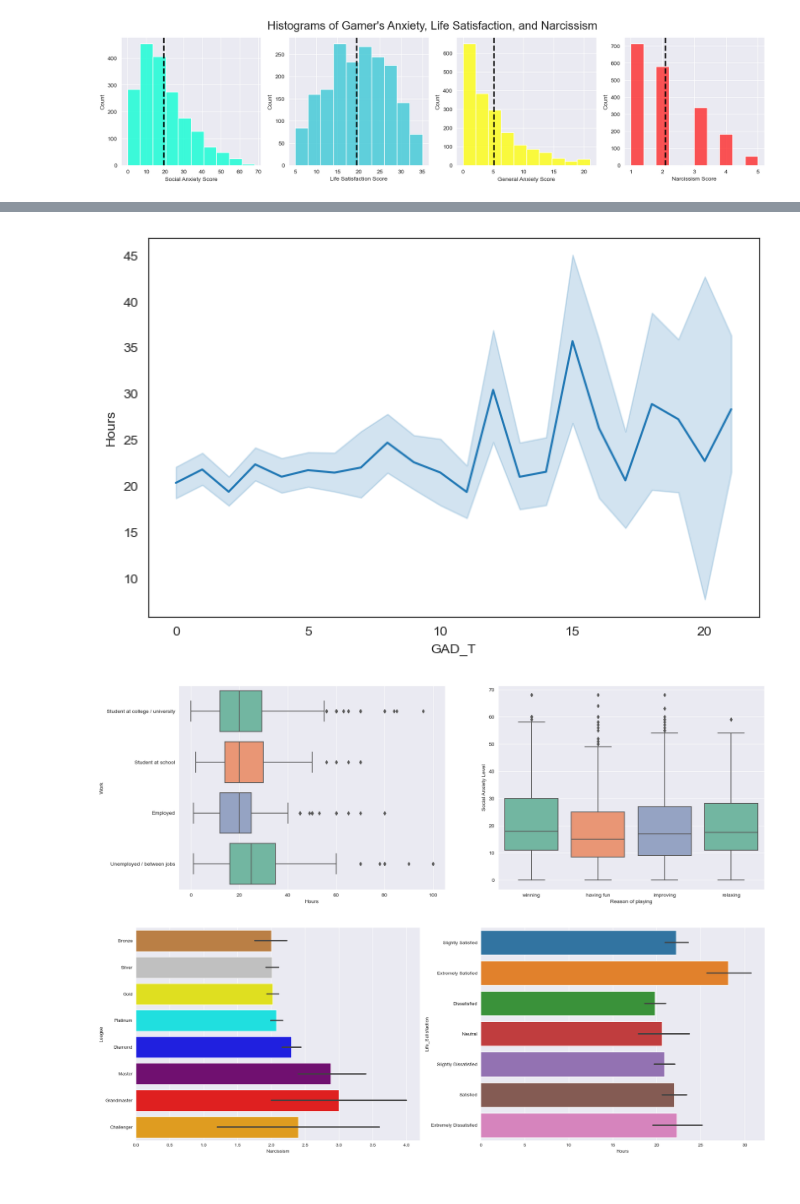
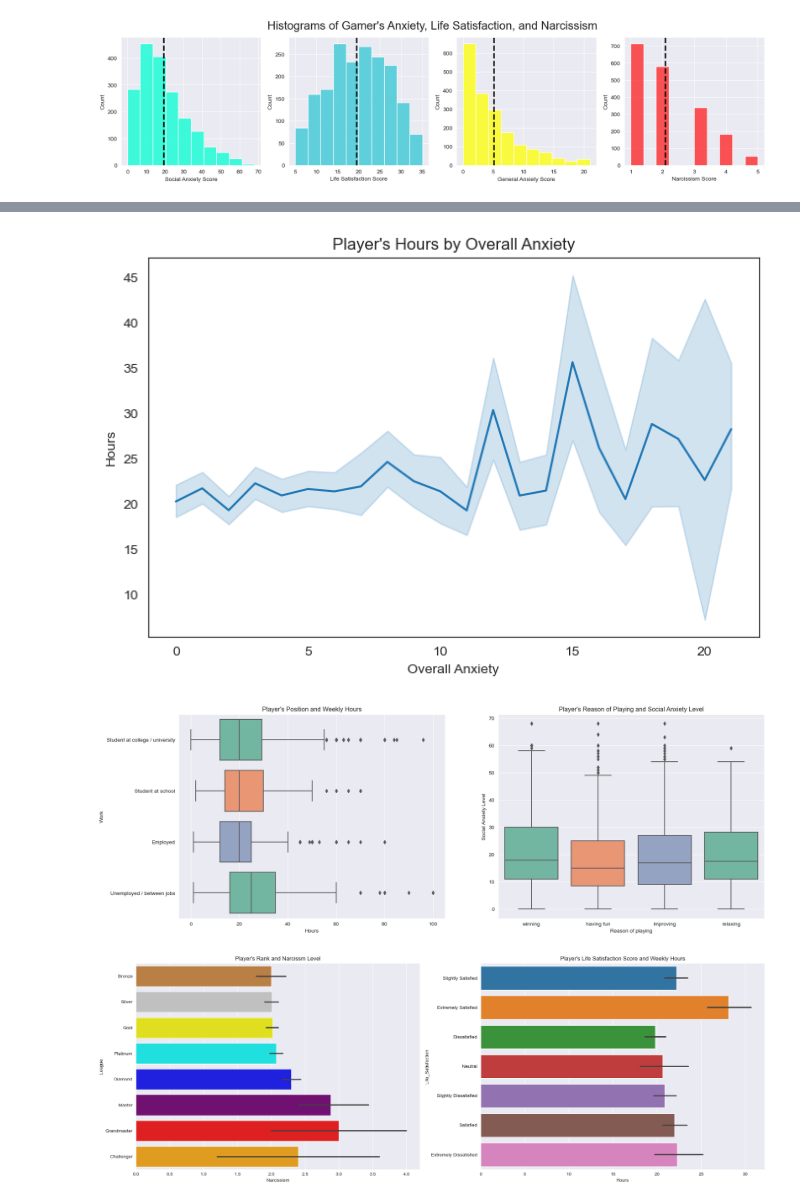
Before and after one commit to jpjon/Gamer-Anxiety-Analysis, a Jupyter notebook: Project.ipynb, the cells around one changed output, grey strips where cells are left out. Drawn from its saved outputs; the diff is of its cells as text; code cells hidden in the pictures.

```diff
--- a/Project.ipynb
+++ b/Project.ipynb
@@ -396,9 +404,12 @@ sns.move_legend(ax, 'upper right', bbox_to_anchor = (2,1))
 # %%
 f = plt.figure(figsize= (8, 5))
 
 ax = sns.lineplot(data = gaming, x = gaming['GAD_T'], y = gaming['Hours'])
+ax.set_xlabel('Overall Anxiety')
+plt.title("Player's Hours by Overall Anxiety")
+plt.show()
 # %% [output]
-[figure, old version]
+[figure, new version]
 # %%
 f = plt.figure(figsize= (20, 7))
 gs = f.add_gridspec(1, 2)
@@ -406,14 +417,16 @@ gs = f.add_gridspec(1, 2)
 with sns.axes_style("darkgrid"):
     ax = f.add_subplot(gs[0, 0])
     sns.boxplot(data = gaming, x = gaming['Hours'], y = gaming['Work'], palette = sns.color_palette("Set2", 3))
+    plt.title("Player's Position and Weekly Hours")
 
 with sns.axes_style("darkgrid"):
     ax = f.add_subplot(gs[0, 1])
     sns.boxplot(data = gaming, x = gaming['whyplay'], y = gaming['SPIN_T'], palette = sns.color_palette("Set2", 3))
     ax.set_xlabel("Reason of playing")
     ax.set_ylabel("Social Anxiety Level")
+    plt.title("Player's Reason of Playing and Social Anxiety Level")
 # %% [output]
-[figure, old version]
+[figure, new version]
 # %%
 f = plt.figure(figsize= (20, 7))
 gs = f.add_gridspec(1, 2)
@@ -421,14 +434,16 @@ gs = f.add_gridspec(1, 2)
 with sns.axes_style("darkgrid"):
     ax = f.add_subplot(gs[0, 0])
     sns.barplot(y = gaming['League'], x = gaming['Narcissism'], palette = ['#CD7F32', '#C0C0C0', 'yellow' , 'cyan', 'blue', 'purple', 'red', 'orange'] )
+    plt.title("Player's Rank and Narcissm Level")
 
 with sns.axes_style("darkgrid"):
     ax = f.add_subplot(gs[0, 1])
     sns.barplot(data = gaming, y=gaming['Life_Satisfaction'], x=gaming['Hours'])
+    plt.title("Player's Life Satisfaction Score and Weekly Hours")
 
 plt.tight_layout()
 # %% [output]
-[figure, old version]
+[figure, new version]
 # %%
 gaming.head()
 # %% [output]
```
Also changed, not shown: parts of 17 cells of this notebook.
